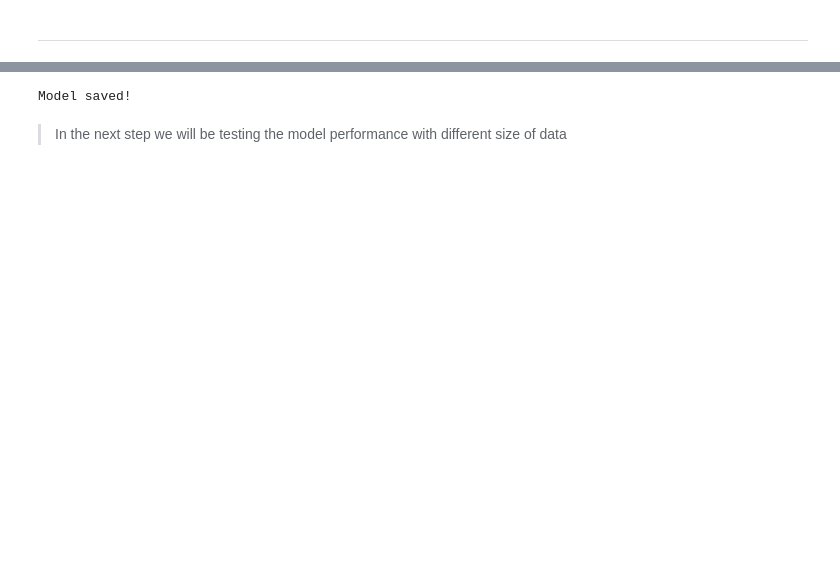
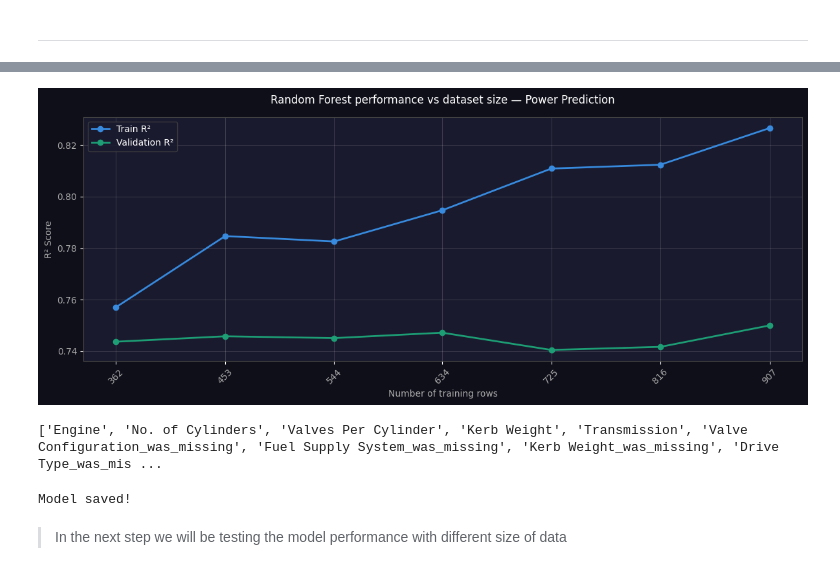
Before and after one commit to SumanGouda/Predict-Car-Price, a Jupyter notebook: power/model.ipynb, the cells around one changed output, grey strips where cells are left out. Cells and saved outputs as stored; diff of their text form; code cells hidden in the pictures; blank space fills up the shorter version.

```diff
--- a/power/model.ipynb
+++ b/power/model.ipynb
@@ -413,5 +362,3 @@ Dropped Category: BS3
-# %%
-df['Kerb Weight'] = df['Kerb Weight'].str.extract(r'(\d+)').astype(float)
 # %% [markdown]
 9. 'Drive Type'
 # %%
@@ -562,0 +479,9 @@ Mean Absolute Error: 9.91
+# %%
+# Features and target
+X = df.drop(columns=['Power'])
+y = df['Power']
+
+# Split data
+X_train, X_test, y_train, y_test = train_test_split(
+    X, y, test_size=0.2, random_state=42
+)
@@ -563 +567,33 @@ Mean Absolute Error: 9.91
+# %%
+plt.style.use('dark_background')
+
+plt.figure(figsize=(12, 5))
+plt.plot(actual_sizes, train_scores, label='Train R²', marker='o', color='#378ADD', linewidth=2)
+plt.plot(actual_sizes, val_scores,   label='Validation R²', marker='o', color='#1D9E75', linewidth=2)
+
+plt.xlabel("Number of training rows", color='#aaaaaa')
+plt.ylabel("R² Score", color='#aaaaaa')
+plt.title("Random Forest performance vs dataset size — Power Prediction", color='white', pad=15)
+
+plt.xticks(actual_sizes, rotation=45, color='#aaaaaa')
+plt.yticks(color='#aaaaaa')
+
+plt.gca().set_facecolor('#1a1a2e')
+plt.gcf().set_facecolor('#0f0f1a')
+
+plt.gca().spines['bottom'].set_color('#444444')
+plt.gca().spines['left'].set_color('#444444')
+plt.gca().spines['top'].set_color('#444444')
+plt.gca().spines['right'].set_color('#444444')
+
+plt.legend(facecolor='#1a1a2e', edgecolor='#444444', labelcolor='white')
+plt.grid(True, alpha=0.15, color='#ffffff')
+plt.tight_layout()
+plt.show()
+# %% [output]
+[figure, added]
+# %%
+print(X_train.columns.tolist())
+# %% [output]
+['Engine', 'No. of Cylinders', 'Valves Per Cylinder', 'Kerb Weight', 'Transmission', 'Valve Configuration_was_missing', 'Fuel Supply System_was_missing', 'Kerb Weight_was_missing', 'Drive Type_was_mis ...
 # %%
```
Also changed, not shown: parts of 26 cells of this notebook, 21 other files.
